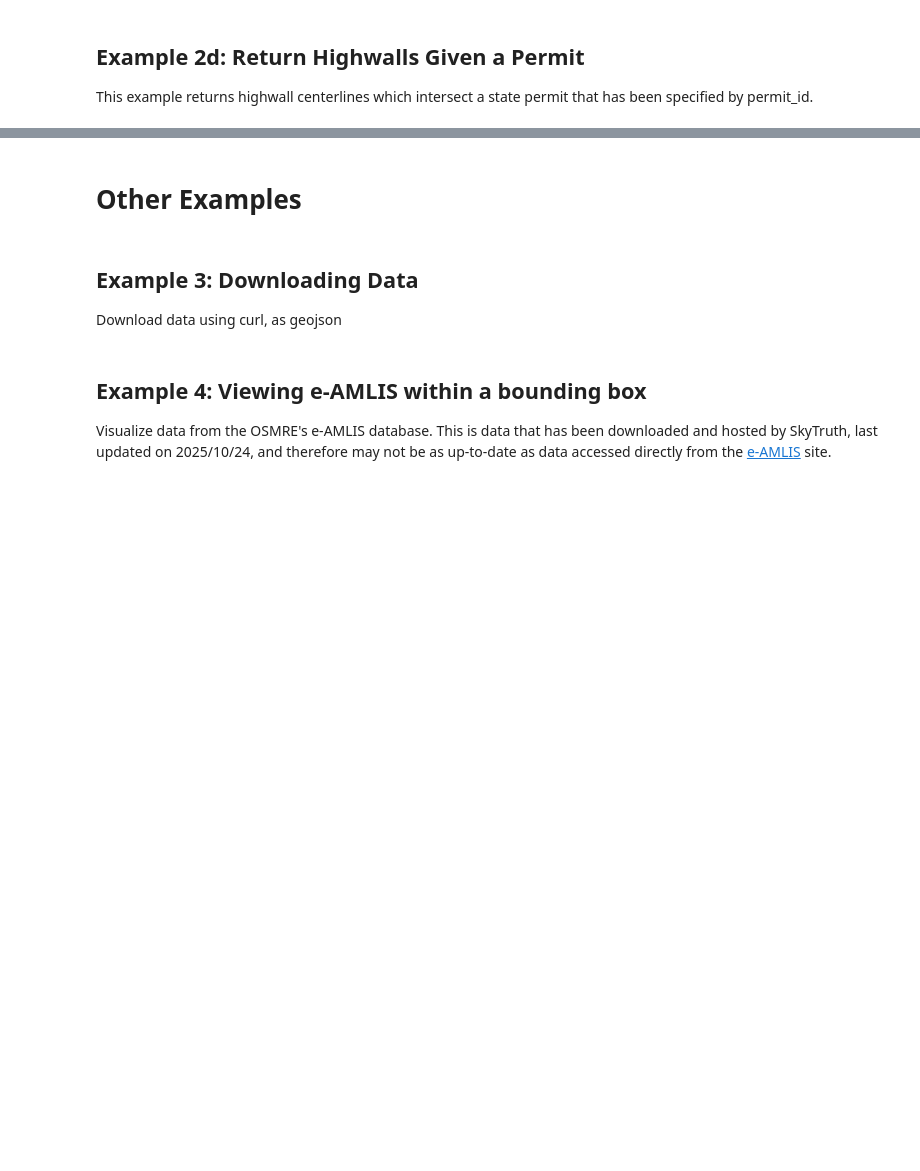
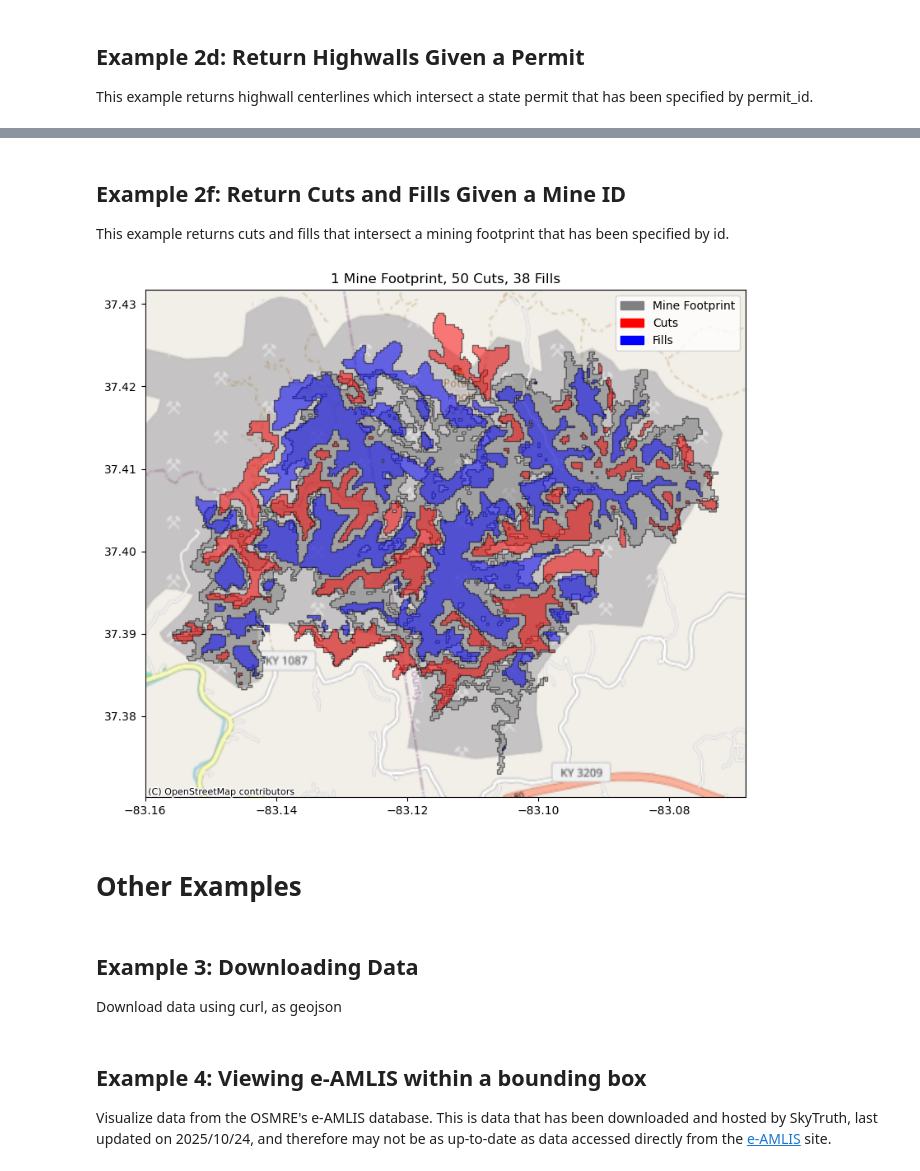
Before and after one commit to SkyTruth/mtm, a Jupyter notebook: docs/Mining API Guide.ipynb, the cells around one changed output, grey strips where cells are left out. Cells and saved outputs as stored; diff of their text form; code cells hidden in the pictures; blank space fills up the shorter version.

```diff
--- a/docs/Mining API Guide.ipynb
+++ b/docs/Mining API Guide.ipynb
@@ -182,3 +298,34 @@ else:
+# %% [markdown]
+## Example 2f: Return Cuts and Fills Given a Mine ID
+This example returns cuts and fills that intersect a mining footprint that has been specified by id.
+# %%
+# Define mine ID
+mine_id = "-308324+138867"
+
+example_2f_mine_url = (
+    "https://api.mining.skytruth.org/collections/public.annual_mining/items?"  # This is the endpoint for annual mining data
+    f"id={urllib.parse.quote(mine_id)}"  # This specifies a mine footprint, by id
+    "&limit=1"  # This limits the query to return the mine footprint for just 1 year
+)
+mine_features = requests.get(example_2f_mine_url).json().get("features")
+mine_gdf = gpd.GeoDataFrame.from_features(mine_features, crs="EPSG:4326")
+mine_geom = shape(mine_gdf["geometry"][0]).simplify(1)  # Simplify geometry for faster querying
+
+example_2f_cuts_fills_url = (
+    "https://api.mining.skytruth.org/collections/public.cuts_fills/items?"  # This is the endpoint for cuts and fills data
+    f"filter=s_intersects(geom,{mine_geom})"  # This finds the intersection with mine fooprint data returned by the mine_url
+    "&limit=100"  # This limits the number of results returned (increase this if you have a complicated mine footprint that intersects more cuts and fills)
+)
+cuts_fills_features = requests.get(example_2f_cuts_fills_url).json().get("features")
+if cuts_fills_features:
+    cuts_fills_gdf = gpd.GeoDataFrame.from_features(cuts_fills_features, crs="EPSG:4326")
+    cuts = cuts_fills_gdf[cuts_fills_gdf["type"] == "cut"]
+    fills = cuts_fills_gdf[cuts_fills_gdf["type"] == "fill"]
+    simple_plot([mine_gdf, cuts, fills], ["Mine Footprint", "Cuts", "Fills"], ["Gray", "Red", "Blue"])
+else:
+    print(f"No cuts or fills found for mine {mine_id}.")
+# %% [output]
+[figure, added]
 # %% [markdown]
 # Other Examples
 # %% [markdown]
```
Also changed, not shown: parts of 19 cells of this notebook, 1 other file.
